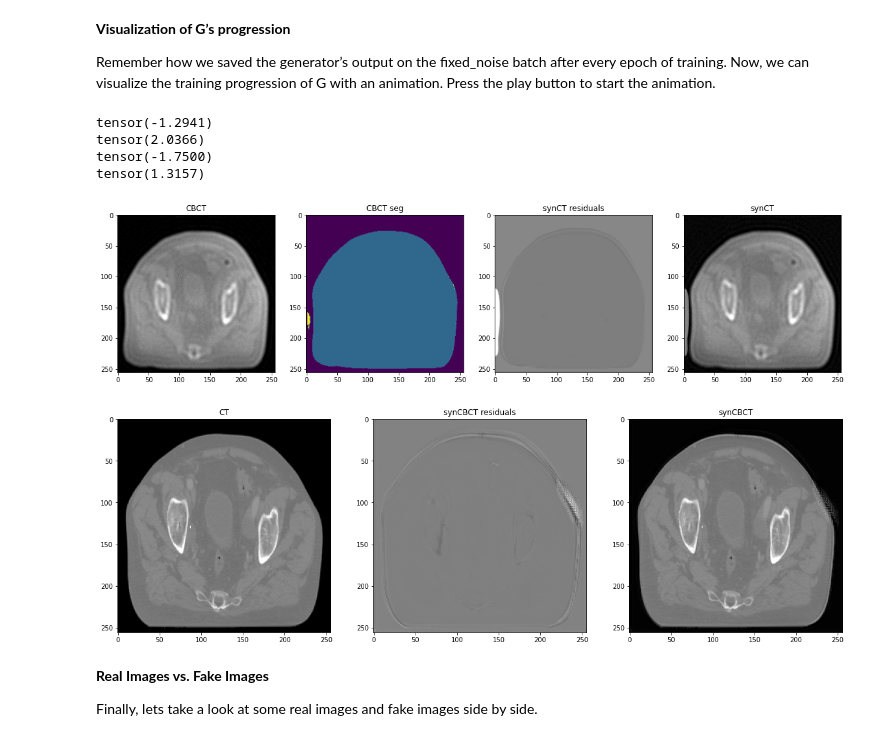
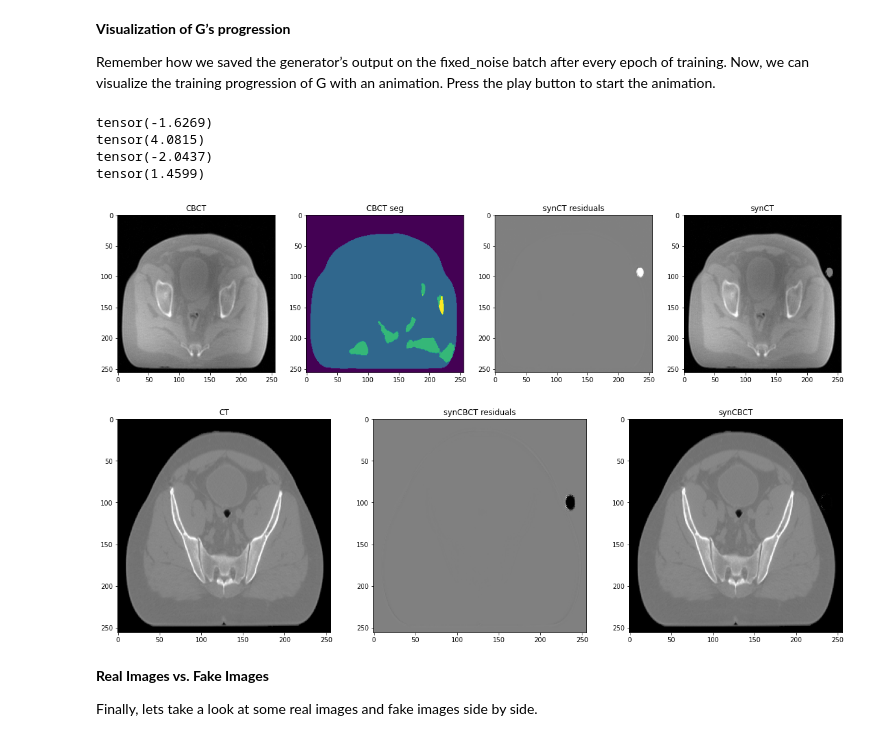
Before and after one commit to aszmul/X-ray-Cone-Beam-Computed-Tomography, a Jupyter notebook: cyclegan_3D_real_data_multitask.ipynb, the cells around one changed output. Cells and saved outputs as stored; diff of their text form; code cells hidden in the pictures.

```diff
--- a/cyclegan_3D_real_data_multitask.ipynb
+++ b/cyclegan_3D_real_data_multitask.ipynb
@@ -519,9 +519,9 @@ class Encoder(nn.Module):
       x5 = self.down4(x4)
       return x1, x2, x3, x4, x5
 
-class Decoder(nn.Module):
+class Decoder_img(nn.Module):
   def __init__(self, n_classes, n_filters=4, bilinear=False):
-      super(Decoder, self).__init__()
+      super(Decoder_img, self).__init__()
       self.n_classes = n_classes
       self.bilinear = bilinear
 
@@ -539,6 +539,27 @@ class Decoder(nn.Module):
       x = self.up4(x, x1)
       refined = self.outc(x)
       return refined
+
+class Decoder_seg(nn.Module):
+  def __init__(self, n_classes, n_filters=4, bilinear=False):
+      super(Decoder_seg, self).__init__()
+      self.n_classes = n_classes
+      self.bilinear = bilinear
+
+      factor = 2 if bilinear else 1
+      self.up1 = Up(n_filters*16, n_filters*8 // factor, bilinear)
+      self.up2 = Up(n_filters*8, n_filters*4 // factor, bilinear)
+      self.up3 = Up(n_filters*4, n_filters*2 // factor, bilinear)
+      self.up4 = Up(n_filters*2, n_filters, bilinear)
+      self.outc = OutConv3d(n_filters, n_classes)
+
+  def forward(self, x1, x2, x3, x4, x5):
+      x = self.up1(x5, x4)
+      x = self.up2(x, x3)
+      x = self.up3(x, x2)
+      x = self.up4(x, x1)
+      refined = self.outc(x)
+      return refined
 # %%
 # net_CT_Disc_test = Encoder(n_channels=1, n_filters=ngf).to(device)
 
@@ -566,13 +587,13 @@ structured.
 # %%
 # Create the generator for synCT images and segmentations
 net_CT_G_E = Encoder(n_channels=1, n_filters=ngf).to(device)
-net_CT_G_D_img = Decoder(n_classes=1, n_filters=ngf).to(device)
+net_CT_G_D_img = Decoder_img(n_classes=1, n_filters=ngf).to(device)
 
 
 # Create the generator for synCBCT images only
 net_CBCT_G_E = Encoder(n_channels=1, n_filters=ngf).to(device)
-net_CBCT_G_D_img = Decoder(n_classes=1, n_filters=ngf).to(device)
-net_CBCT_G_D_seg = Decoder(n_classes=4, n_filters=ngf).to(device)
+net_CBCT_G_D_img = Decoder_img(n_classes=1, n_filters=ngf).to(device)
+net_CBCT_G_D_seg = Decoder_seg(n_classes=4, n_filters=ngf).to(device)
 
 # Handle multi-gpu if desired
 if (device.type == 'cuda') and (ngpu > 1):
@@ -1366,14 +1423,14 @@ print(fake_CT_img.max())
 print(fake_CBCT_img.min())
 print(fake_CBCT_img.max())
 # %% [output]
-tensor(-1.2941)
-tensor(2.0366)
-tensor(-1.7500)
-tensor(1.3157)
+tensor(-1.6269)
+tensor(4.0815)
+tensor(-2.0437)
+tensor(1.4599)
 # %%
 fake_CT_seg[0].size()
 
-n=0
+n=1
 slice = 24
 
 org = np.asarray(CT_batch['image'][n][:,:,:, slice])
@@ -1392,35 +1449,35 @@ plt.title('CBCT')
 
 plt.subplot(1,4,2)
 plt.imshow(np.rot90(fake_CT_seg[n][:,:,:, slice].squeeze()))
 plt.title('CBCT seg')
 
 plt.subplot(1,4,3)
 plt.imshow(np.rot90(fake_CT_img[n][:,:,:, slice].squeeze())-np.rot90(CBCT_batch['image'][n][:,:,:, slice].squeeze()), vmin=-1, vmax=1, cmap='gray')
 plt.title('synCT residuals')
 
 plt.subplot(1,4,4)
 plt.imshow(np.rot90(fake_CT_img[n][:,:,:, slice].squeeze()), vmin=-1, vmax=1, cmap='gray')
 plt.title('synCT')
 plt.show()
 
 
 plt.figure(figsize=(20,10))
 
 plt.subplot(1,3,1)
 plt.imshow(np.rot90(CT_batch['image'][n][:,:,:, slice].squeeze()), vmin=-1, vmax=1, cmap='gray')
 plt.title('CT')
 
 plt.subplot(1,3,2)
 plt.imshow(np.rot90(fake_CBCT_img[n][:,:,:, slice].squeeze())-np.rot90(CT_batch['image'][n][:,:,:, slice].squeeze()), vmin=-1, vmax=1, cmap='gray')
 plt.title('synCBCT residuals')
 
 plt.subplot(1,3,3)
 plt.imshow(np.rot90(fake_CBCT_img[n][:,:,:, slice].squeeze()), vmin=-1, vmax=1, cmap='gray')
 plt.title('synCBCT')
 plt.show()
 # %% [output]
-[figure, old version]
+[figure, new version]
-[figure, old version]
+[figure, new version]
 # %% [markdown]
 **Real Images vs. Fake Images**
 
```
Also changed, not shown: parts of 10 cells of this notebook.
